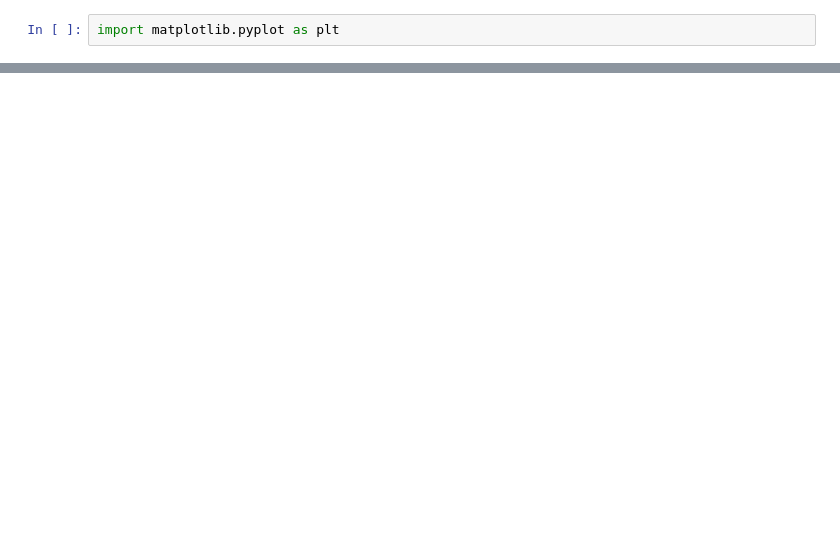
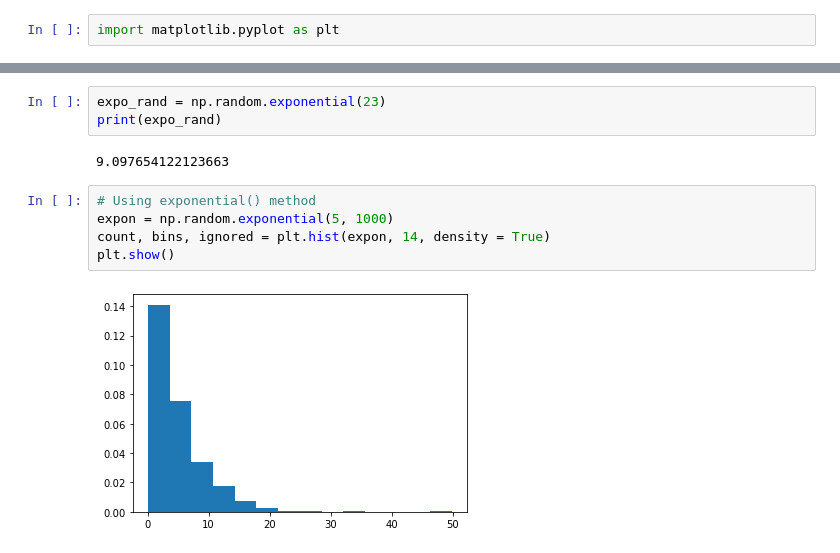
Before and after one commit to doodymack/Numpy_Random_Assessment, a Jupyter notebook: Numpy_Random.ipynb, the cells around one changed output, grey strips where cells are left out. Drawn from its saved outputs; the diff is of its cells as text; blank space fills up the shorter version.

```diff
--- a/Numpy_Random.ipynb
+++ b/Numpy_Random.ipynb
@@ -945 +1217,13 @@ plt.show()
+# %%
+expo_rand = np.random.exponential(23)
+print(expo_rand)
+# %% [output]
+9.097654122123663
+# %%
+# Using exponential() method
+expon = np.random.exponential(5, 1000)
+count, bins, ignored = plt.hist(expon, 14, density = True)
+plt.show()
+# %% [output]
+[figure, added]
 # %% [markdown]
```
Also changed, not shown: parts of 116 cells of this notebook, 1 other file.
